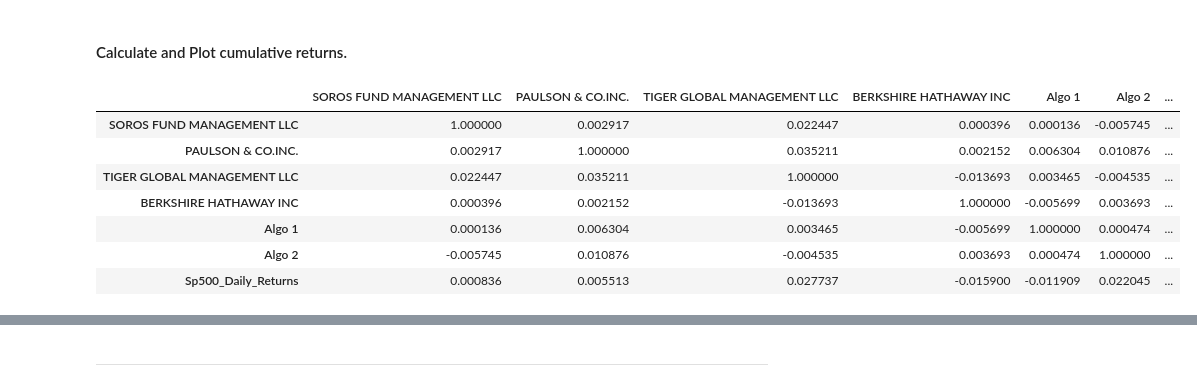
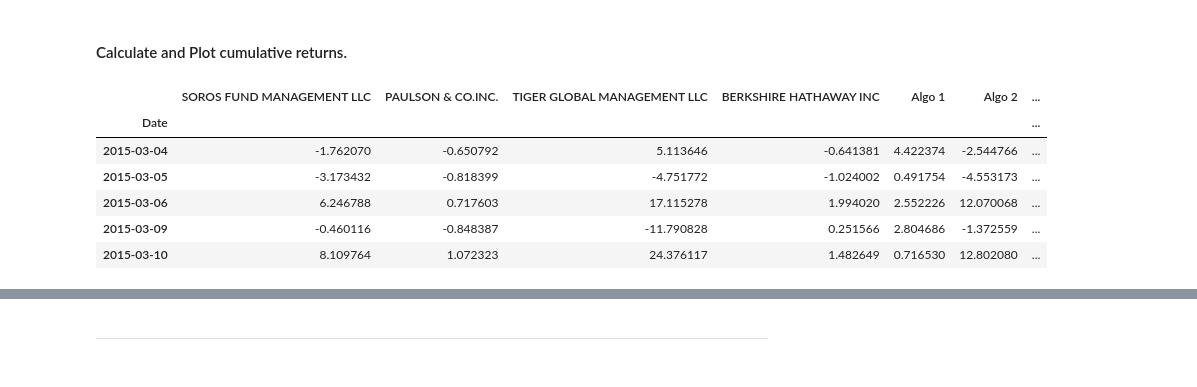
Before and after one commit to patricia-raj/whale-off-the-port-folio-, a Jupyter notebook: whale_analysis.ipynb, the cells around one changed output, grey strips where cells are left out. Saved outputs shown, nothing was run; the diff lists cells and outputs as text; code cells hidden in the pictures.

```diff
--- a/whale_analysis.ipynb
+++ b/whale_analysis.ipynb
@@ -343,9 +343,9 @@ In this section, you will calculate and visualize performance and risk metrics f
 #### Calculate and Plot the daily returns.
 # %%
 # Plot daily returns of all portfolios
-daily_returns = combined_dataframe.pct_change()
+daily_returns = combined_dataframe.pct_change().dropna()
 daily_returns.head()
 
-daily_returns.plot()
+daily_returns.plot(figsize=(10, 5))
 # %% [output]
 <AxesSubplot:xlabel='Date'>
@@ -354,14 +354,13 @@ daily_returns.plot()
 #### Calculate and Plot cumulative returns.
 # %%
 # Calculate cumulative returns of all portfolios
-correlation = daily_returns.corr()
-correlation
+cumulative_returns = (1 + daily_returns).cumprod()
+cumulative_returns.head()
 # %% [output]
 |  | SOROS FUND MANAGEMENT LLC | PAULSON & CO.INC. | TIGER GLOBAL MANAGEMENT LLC | BERKSHIRE HATHAWAY INC | Algo 1 | Algo 2 | ... |
-| SOROS FUND MANAGEMENT LLC | 1.000000 | 0.002917 | 0.022447 | 0.000396 | 0.000136 | -0.005745 | ... |
-| PAULSON & CO.INC. | 0.002917 | 1.000000 | 0.035211 | 0.002152 | 0.006304 | 0.010876 | ... |
-| TIGER GLOBAL MANAGEMENT LLC | 0.022447 | 0.035211 | 1.000000 | -0.013693 | 0.003465 | -0.004535 | ... |
-| BERKSHIRE HATHAWAY INC | 0.000396 | 0.002152 | -0.013693 | 1.000000 | -0.005699 | 0.003693 | ... |
-| Algo 1 | 0.000136 | 0.006304 | 0.003465 | -0.005699 | 1.000000 | 0.000474 | ... |
-| Algo 2 | -0.005745 | 0.010876 | -0.004535 | 0.003693 | 0.000474 | 1.000000 | ... |
-| Sp500_Daily_Returns | 0.000836 | 0.005513 | 0.027737 | -0.015900 | -0.011909 | 0.022045 | ... |
+| Date |  |  |  |  |  |  | ... |
+| 2015-03-04 | -1.762070 | -0.650792 | 5.113646 | -0.641381 | 4.422374 | -2.544766 | ... |
+| 2015-03-05 | -3.173432 | -0.818399 | -4.751772 | -1.024002 | 0.491754 | -4.553173 | ... |
+| 2015-03-06 | 6.246788 | 0.717603 | 17.115278 | 1.994020 | 2.552226 | 12.070068 | ... |
+| 2015-03-09 | -0.460116 | -0.848387 | -11.790828 | 0.251566 | 2.804686 | -1.372559 | ... |
+| 2015-03-10 | 8.109764 | 1.072323 | 24.376117 | 1.482649 | 0.716530 | 12.802080 | ... |
```
Also changed, not shown: parts of 4 cells of this notebook.
